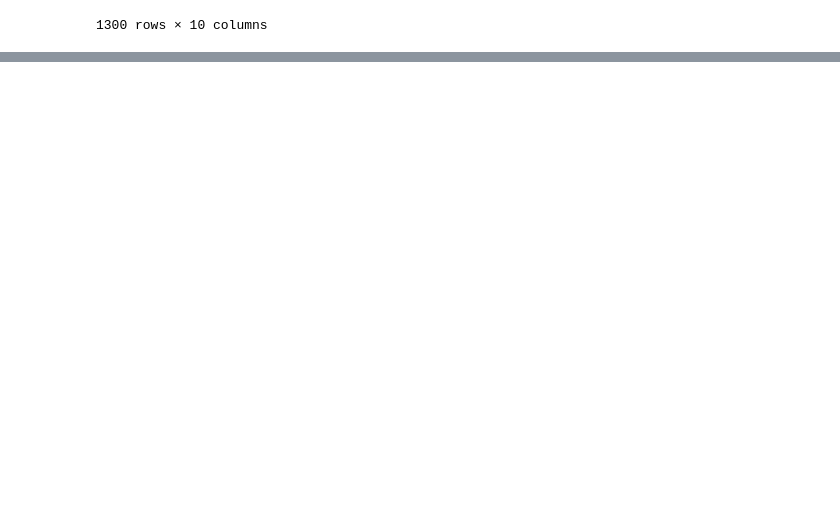
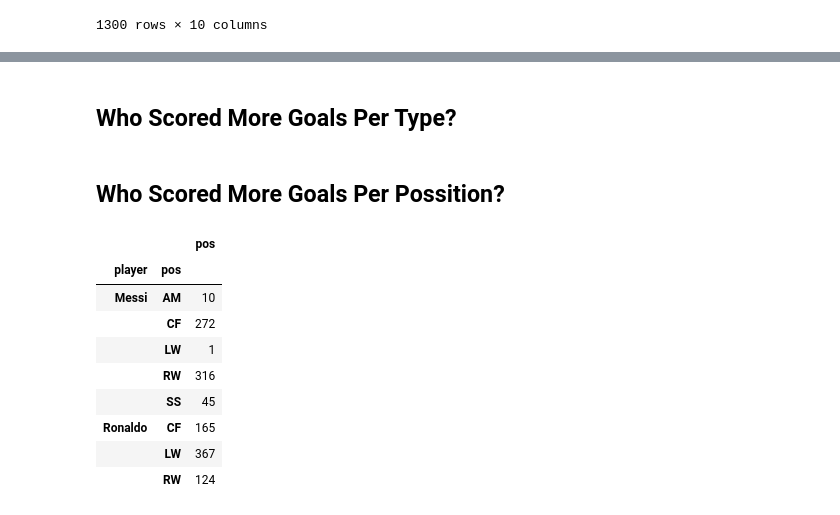
Before and after one commit to verticale3185/FINEL-PROJECT, a Jupyter notebook: final project.ipynb, the cells around one changed output, grey strips where cells are left out. Saved outputs shown, nothing was run; the diff lists cells and outputs as text; code cells hidden in the pictures; blank space fills up the shorter version.

```diff
--- a/final project.ipynb
+++ b/final project.ipynb
@@ -56,2 +88,0 @@ ronaldo = df.loc[df.player == 'ronaldo']
-# %%
-df['min'] = df['min'].drop("'")
@@ -59,0 +109,17 @@ KeyError: '["\'"] not found in axis'
+# %% [markdown]
+## Who Scored More Goals Per Type?
+# %% [markdown]
+## Who Scored More Goals Per Possition?
+# %%
+df.groupby(['player','pos'])[['pos']].count()
+# %% [output]
+|  |  | pos |
+| player | pos |  |
+| Messi | AM | 10 |
+|  | CF | 272 |
+|  | LW | 1 |
+|  | RW | 316 |
+|  | SS | 45 |
+| Ronaldo | CF | 165 |
+|  | LW | 367 |
+|  | RW | 124 |
```
Also changed, not shown: parts of 23 cells of this notebook.
